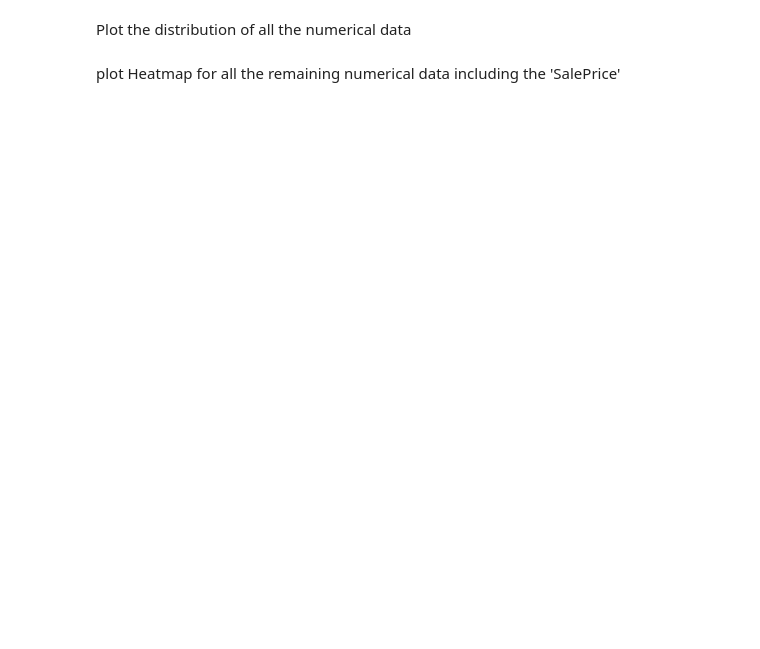
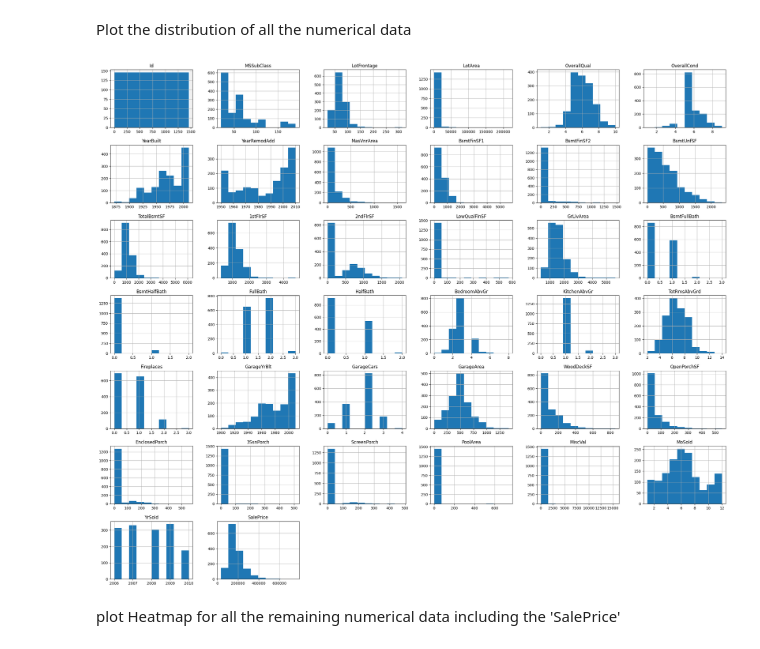
Before and after one commit to SBUDataAnalysis/hw5-javadghorbani78, a Jupyter notebook: set_05.ipynb, the cells around one changed output. Saved outputs shown, nothing was run; the diff lists cells and outputs as text; code cells hidden in the pictures; blank space fills up the shorter version.

```diff
--- a/set_05.ipynb
+++ b/set_05.ipynb
@@ -264,3 +249,5 @@ let's apply this to real world data and using house price data. first import hou
+# %%
+data_house = pd.read_csv("House_price.csv")
 # %% [markdown]
 you can see detail of your dataframe with the code below
 # %%
@@ -272,0 +275,2 @@ Now select the columns of the train set with numerical data
+# %%
+num_data = data_house.select_dtypes(["int64", "float64"])
@@ -277,2 +289,6 @@ Plot the distribution of all the numerical data
+# %%
+p = num_data.hist(figsize=(30, 25))
+# %% [output]
+[figure, added]
 # %% [markdown]
 plot Heatmap for all the remaining numerical data including the 'SalePrice'
```
Also changed, not shown: parts of 20 cells of this notebook.
